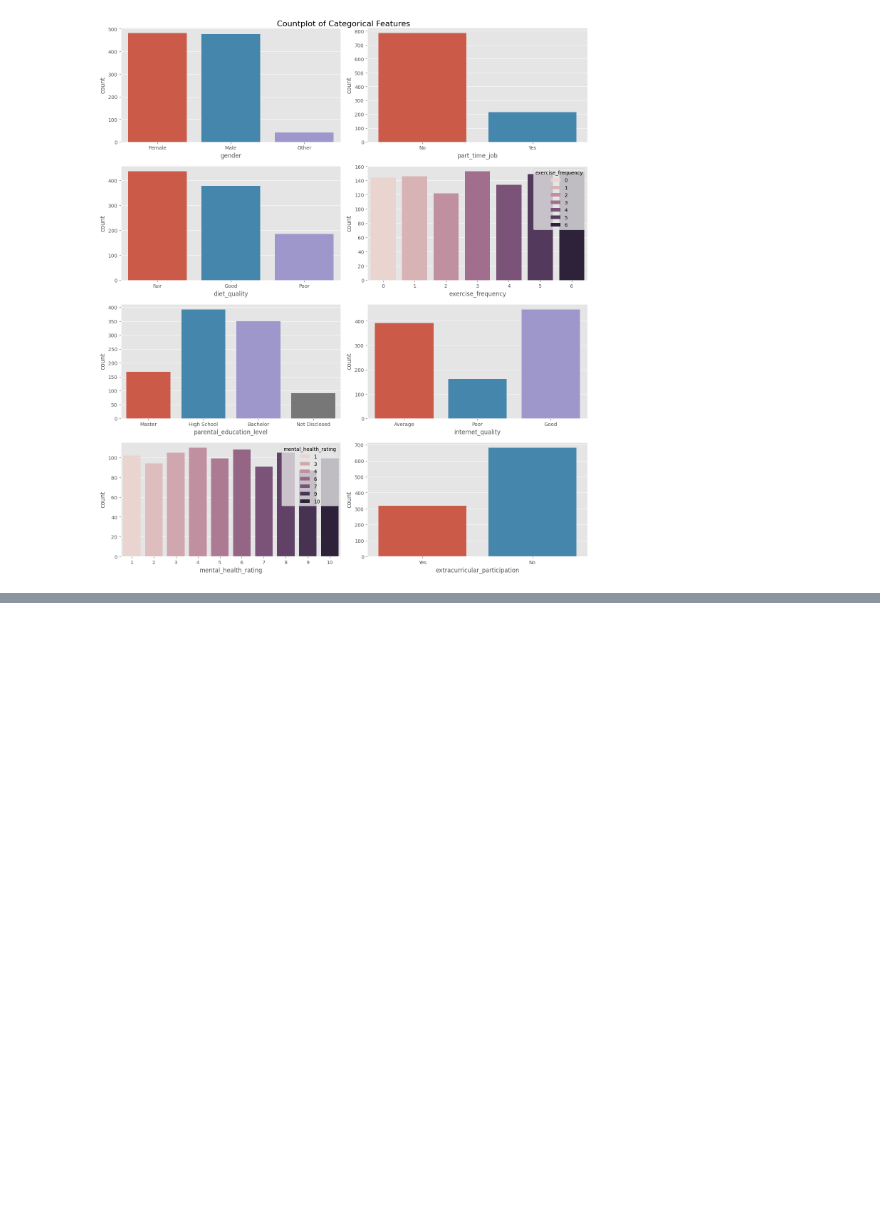
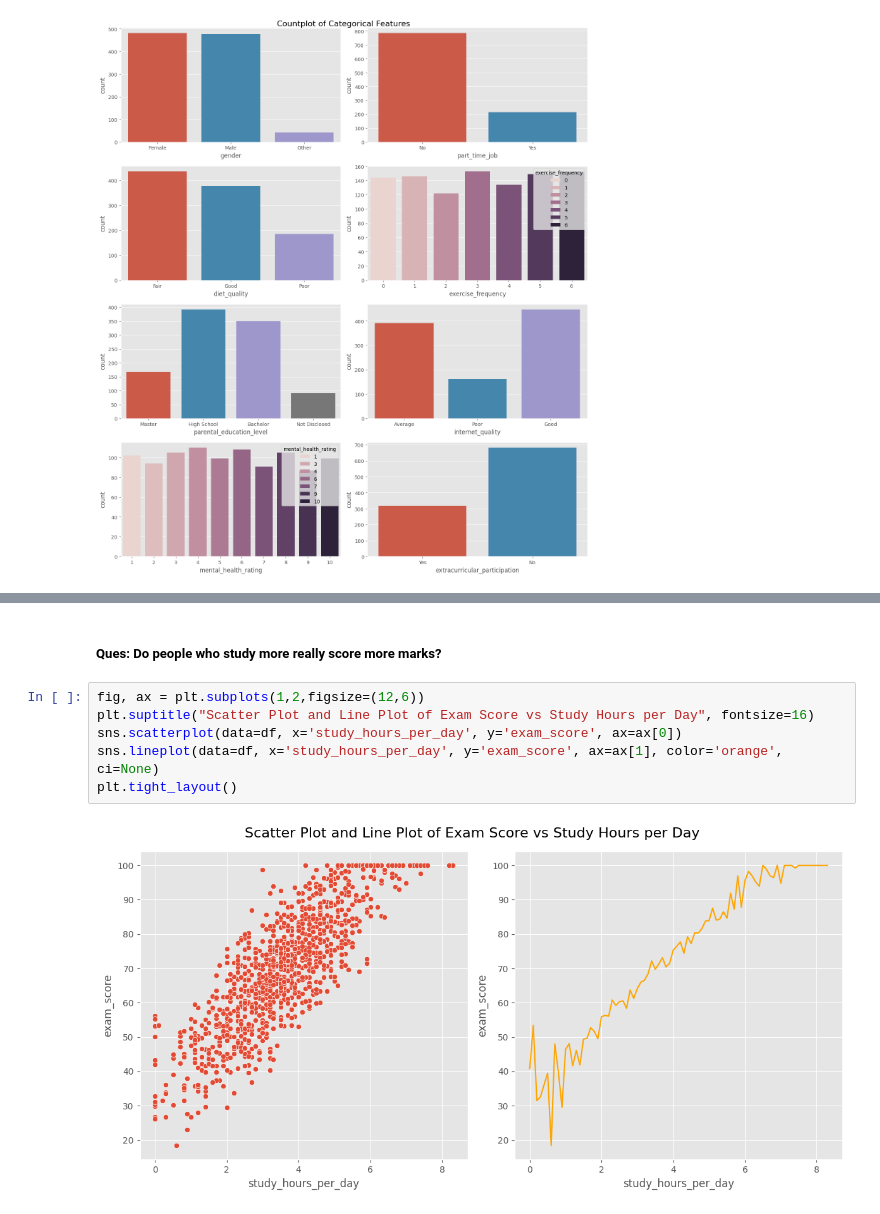
Before and after one commit to AnubhavYadavBCA25/Student-Habit-Performance-Project, a Jupyter notebook: notebook/EDA.ipynb, the cells around one changed output, grey strips where cells are left out. Drawn from its saved outputs; the diff is of its cells as text; blank space fills up the shorter version.

```diff
--- a/notebook/EDA.ipynb
+++ b/notebook/EDA.ipynb
@@ -345,0 +392,10 @@ plt.tight_layout()
+# %% [markdown]
+##### Ques: Do people who study more really score more marks?
+# %%
+fig, ax = plt.subplots(1,2,figsize=(12,6))
+plt.suptitle("Scatter Plot and Line Plot of Exam Score vs Study Hours per Day", fontsize=16)
+sns.scatterplot(data=df, x='study_hours_per_day', y='exam_score', ax=ax[0])
+sns.lineplot(data=df, x='study_hours_per_day', y='exam_score', ax=ax[1], color='orange', ci=None)
+plt.tight_layout()
+# %% [output]
+[figure, added]
```
Also changed, not shown: parts of 15 cells of this notebook.
